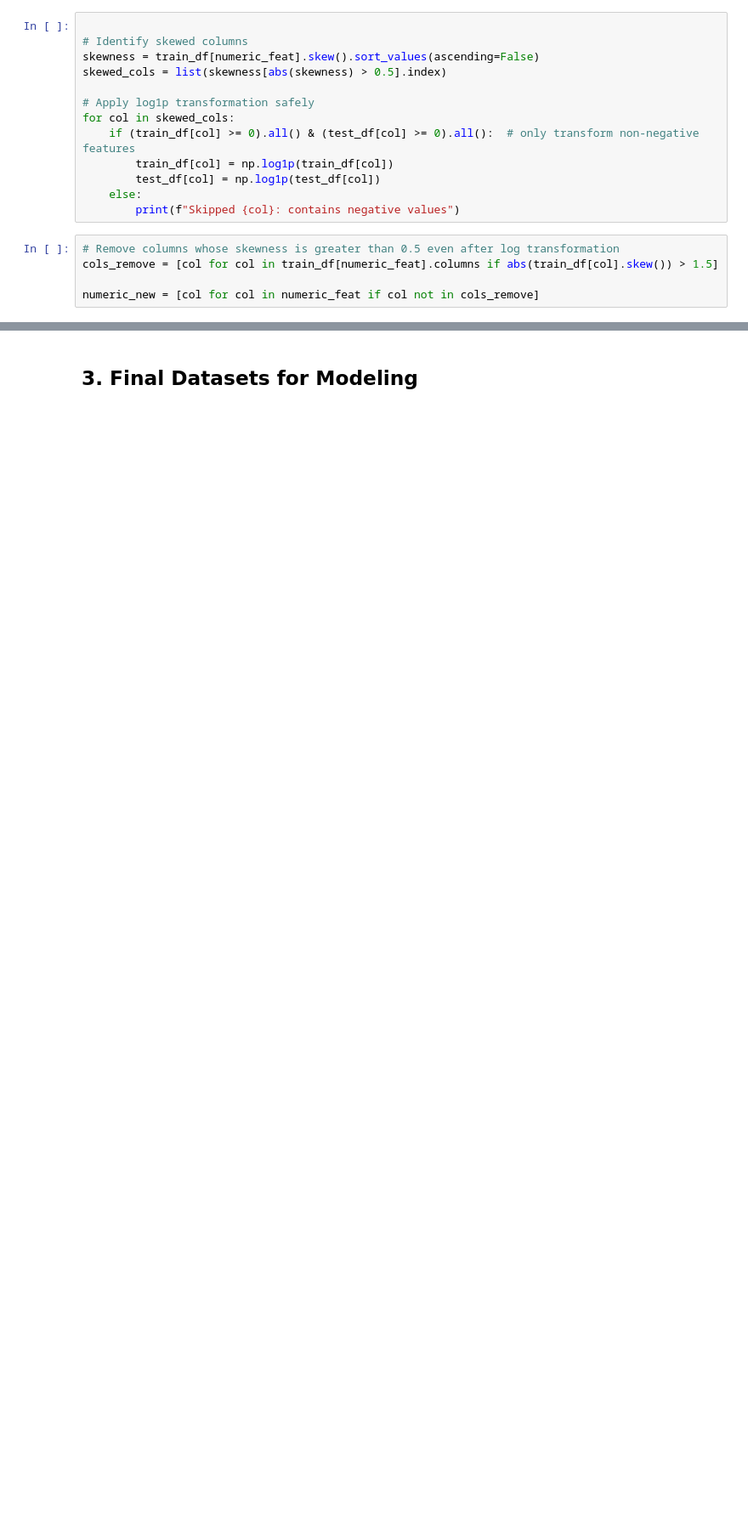
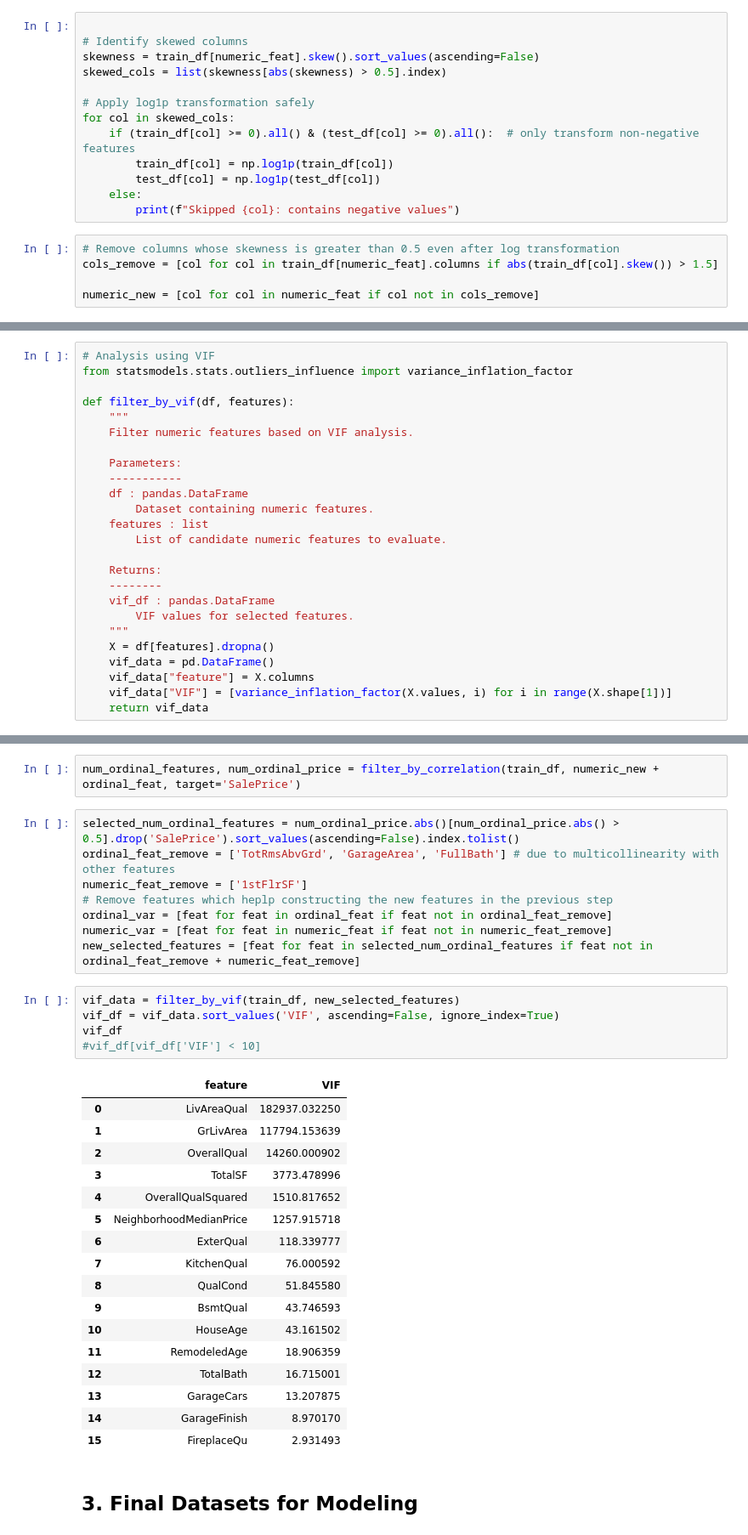
Before and after one commit to annugit1655/Real-Estate-Price-Prediction, a Jupyter notebook: Real-Estate-Price-Prediction/notebooks/02-Preprocessing-&-Feature-Engg.ipynb, the cells around one changed output, grey strips where cells are left out. Shown at 85% size. Saved outputs shown, nothing was run; the diff lists cells and outputs as text; blank space fills up the shorter version.

```diff
--- a/Real-Estate-Price-Prediction/notebooks/02-Preprocessing-&-Feature-Engg.ipynb
+++ b/Real-Estate-Price-Prediction/notebooks/02-Preprocessing-&-Feature-Engg.ipynb
@@ -354,0 +511,25 @@ y = train_df['SalePrice']
+# %%
+# Analysis using VIF
+from statsmodels.stats.outliers_influence import variance_inflation_factor
+
+def filter_by_vif(df, features):
+    """
+    Filter numeric features based on VIF analysis.
+
+    Parameters:
+    -----------
+    df : pandas.DataFrame
+        Dataset containing numeric features.
+    features : list
+        List of candidate numeric features to evaluate.
+
+    Returns:
+    --------
+    vif_df : pandas.DataFrame
+        VIF values for selected features.
+    """
+    X = df[features].dropna()
+    vif_data = pd.DataFrame()
+    vif_data["feature"] = X.columns
+    vif_data["VIF"] = [variance_inflation_factor(X.values, i) for i in range(X.shape[1])]
+    return vif_data
@@ -355,3 +563,36 @@ y = train_df['SalePrice']
+# %%
+num_ordinal_features, num_ordinal_price = filter_by_correlation(train_df, numeric_new + ordinal_feat, target='SalePrice')
+# %%
+selected_num_ordinal_features = num_ordinal_price.abs()[num_ordinal_price.abs() > 0.5].drop('SalePrice').sort_values(ascending=False).index.tolist()
+ordinal_feat_remove = ['TotRmsAbvGrd', 'GarageArea', 'FullBath'] # due to multicollinearity with other features
+numeric_feat_remove = ['1stFlrSF']
+# Remove features which heplp constructing the new features in the previous step
+ordinal_var = [feat for feat in ordinal_feat if feat not in ordinal_feat_remove]
+numeric_var = [feat for feat in numeric_feat if feat not in numeric_feat_remove]
+new_selected_features = [feat for feat in selected_num_ordinal_features if feat not in ordinal_feat_remove + numeric_feat_remove]
+# %%
+vif_data = filter_by_vif(train_df, new_selected_features)
+vif_df = vif_data.sort_values('VIF', ascending=False, ignore_index=True)
+vif_df
+#vif_df[vif_df['VIF'] < 10]
+# %% [output]
+|  | feature | VIF |
+| 0 | LivAreaQual | 182937.032250 |
+| 1 | GrLivArea | 117794.153639 |
+| 2 | OverallQual | 14260.000902 |
+| 3 | TotalSF | 3773.478996 |
+| 4 | OverallQualSquared | 1510.817652 |
+| 5 | NeighborhoodMedianPrice | 1257.915718 |
+| 6 | ExterQual | 118.339777 |
+| 7 | KitchenQual | 76.000592 |
+| 8 | QualCond | 51.845580 |
+| 9 | BsmtQual | 43.746593 |
+| 10 | HouseAge | 43.161502 |
+| 11 | RemodeledAge | 18.906359 |
+| 12 | TotalBath | 16.715001 |
+| 13 | GarageCars | 13.207875 |
+| 14 | GarageFinish | 8.970170 |
+| 15 | FireplaceQu | 2.931493 |
 # %% [markdown]
 ## __3. Final Datasets for Modeling__
 # %%
```
Also changed, not shown: parts of 20 cells of this notebook.
